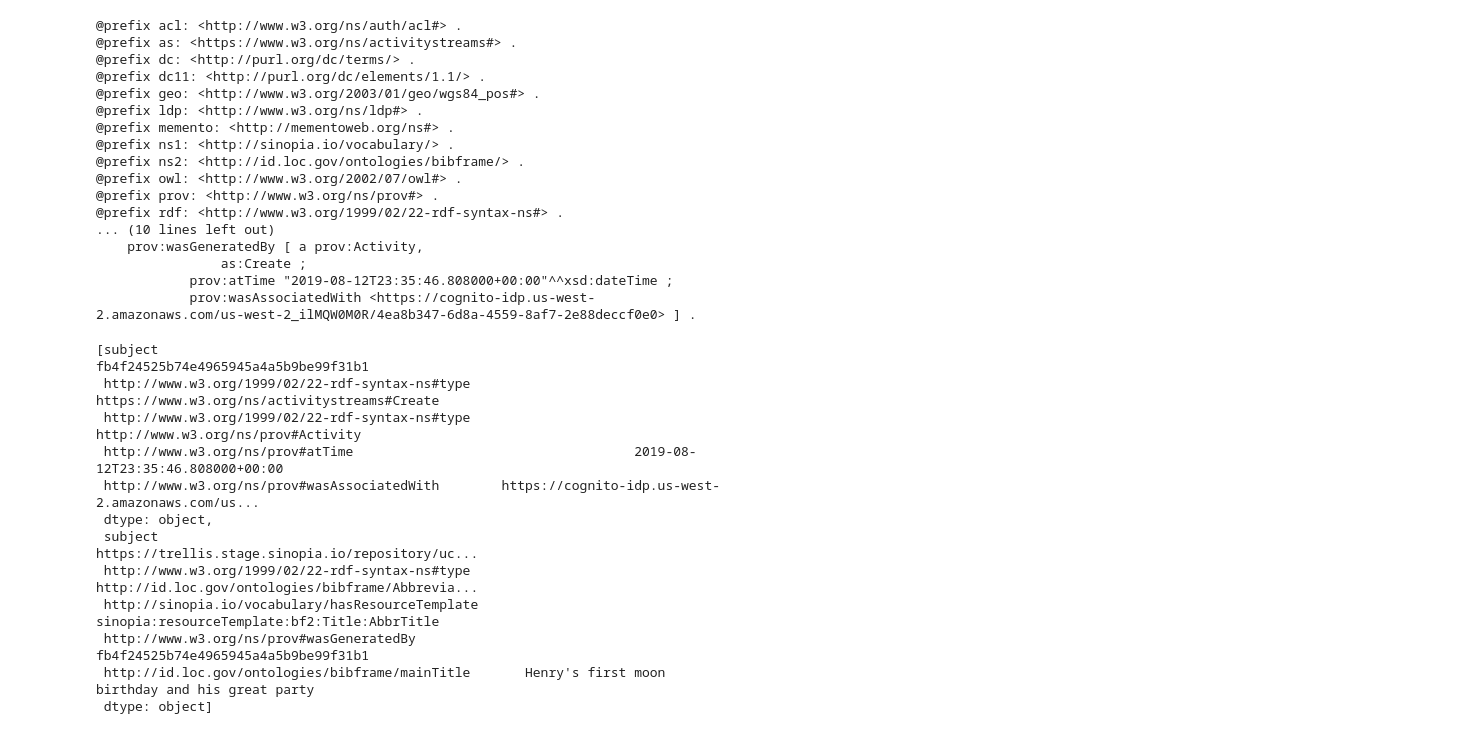
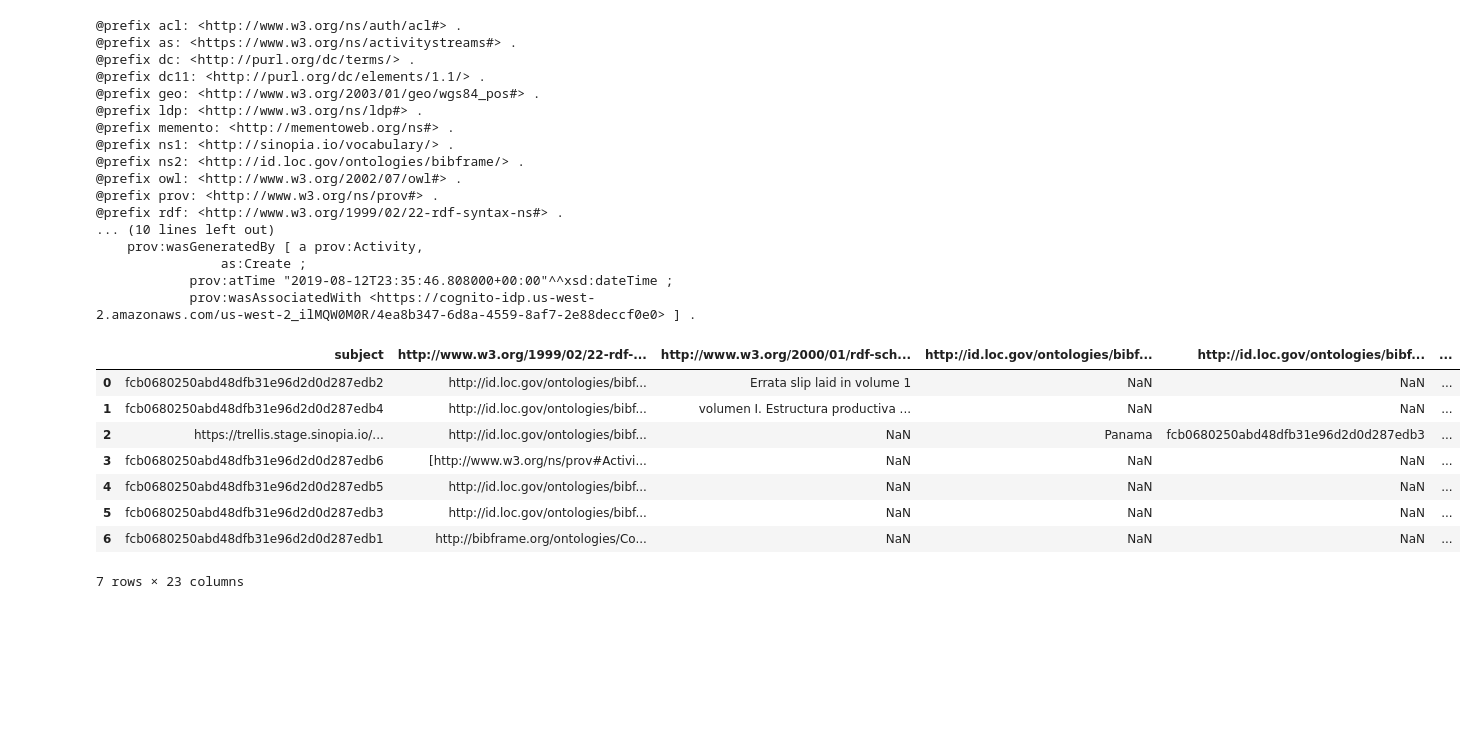
Before and after one commit to KnowledgeLinks/rdf-ai, a Jupyter notebook: doc/SinopiaClassification.ipynb, the cells around one changed output. Drawn from its saved outputs; the diff is of its cells as text; code cells hidden in the pictures; blank space fills up the shorter version.

```diff
--- a/doc/SinopiaClassification.ipynb
+++ b/doc/SinopiaClassification.ipynb
@@ -79,17 +78,2 @@ first = rdf_series(single_graph,
 # %%
 data_frames = load_graph(single_graph)
-# %%
-data_frames
-# %% [output]
-[subject                                                          fb4f24525b74e4965945a4a5b9be99f31b1
- http://www.w3.org/1999/02/22-rdf-syntax-ns#type         https://www.w3.org/ns/activitystreams#Create
- http://www.w3.org/1999/02/22-rdf-syntax-ns#type                   http://www.w3.org/ns/prov#Activity
- http://www.w3.org/ns/prov#atTime                                    2019-08-12T23:35:46.808000+00:00
- http://www.w3.org/ns/prov#wasAssociatedWith        https://cognito-idp.us-west-2.amazonaws.com/us...
- dtype: object,
- subject                                             https://trellis.stage.sinopia.io/repository/uc...
- http://www.w3.org/1999/02/22-rdf-syntax-ns#type     http://id.loc.gov/ontologies/bibframe/Abbrevia...
- http://sinopia.io/vocabulary/hasResourceTemplate         sinopia:resourceTemplate:bf2:Title:AbbrTitle
- http://www.w3.org/ns/prov#wasGeneratedBy                          fb4f24525b74e4965945a4a5b9be99f31b1
- http://id.loc.gov/ontologies/bibframe/mainTitle       Henry's first moon birthday and his great party
- dtype: object]
@@ -95,0 +90,12 @@ data_frames
+# %%
+first_df
+# %% [output]
+|  | subject | http://www.w3.org/1999/02/22-rdf-... | http://www.w3.org/2000/01/rdf-sch... | http://id.loc.gov/ontologies/bibf... | http://id.loc.gov/ontologies/bibf... | ... |
+| 0 | fcb0680250abd48dfb31e96d2d0d287edb2 | http://id.loc.gov/ontologies/bibf... | Errata slip laid in volume 1 | NaN | NaN | ... |
+| 1 | fcb0680250abd48dfb31e96d2d0d287edb4 | http://id.loc.gov/ontologies/bibf... | volumen I. Estructura productiva ... | NaN | NaN | ... |
+| 2 | https://trellis.stage.sinopia.io/... | http://id.loc.gov/ontologies/bibf... | NaN | Panama | fcb0680250abd48dfb31e96d2d0d287edb3 | ... |
+| 3 | fcb0680250abd48dfb31e96d2d0d287edb6 | [http://www.w3.org/ns/prov#Activi... | NaN | NaN | NaN | ... |
+| 4 | fcb0680250abd48dfb31e96d2d0d287edb5 | http://id.loc.gov/ontologies/bibf... | NaN | NaN | NaN | ... |
+| 5 | fcb0680250abd48dfb31e96d2d0d287edb3 | http://id.loc.gov/ontologies/bibf... | NaN | NaN | NaN | ... |
+| 6 | fcb0680250abd48dfb31e96d2d0d287edb1 | http://bibframe.org/ontologies/Co... | NaN | NaN | NaN | ... |
+7 rows × 23 columns
```
Also changed, not shown: parts of 5 cells of this notebook.
